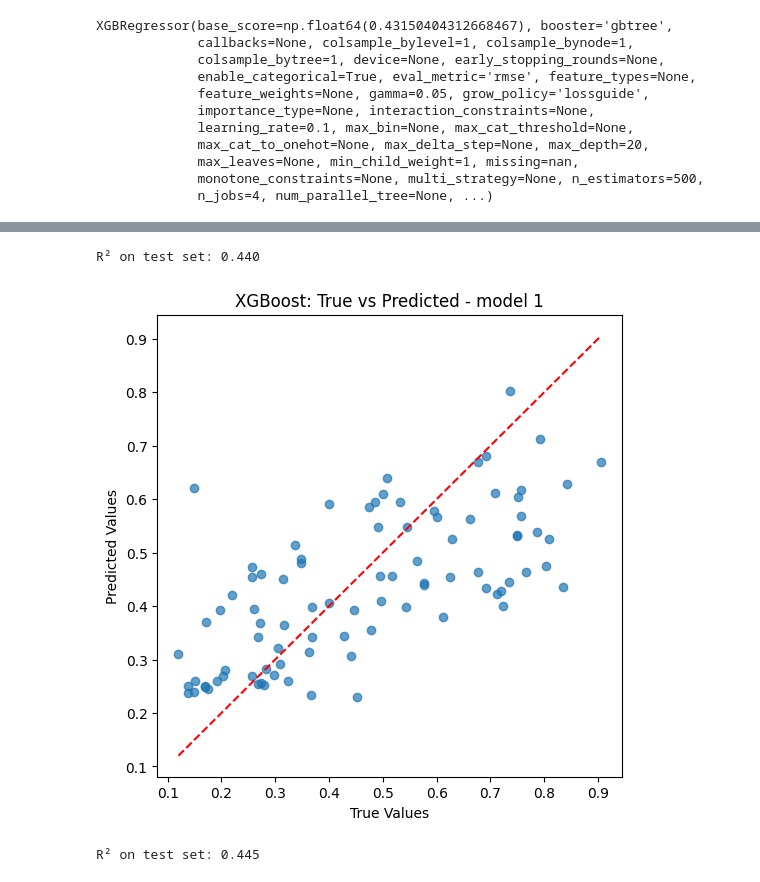
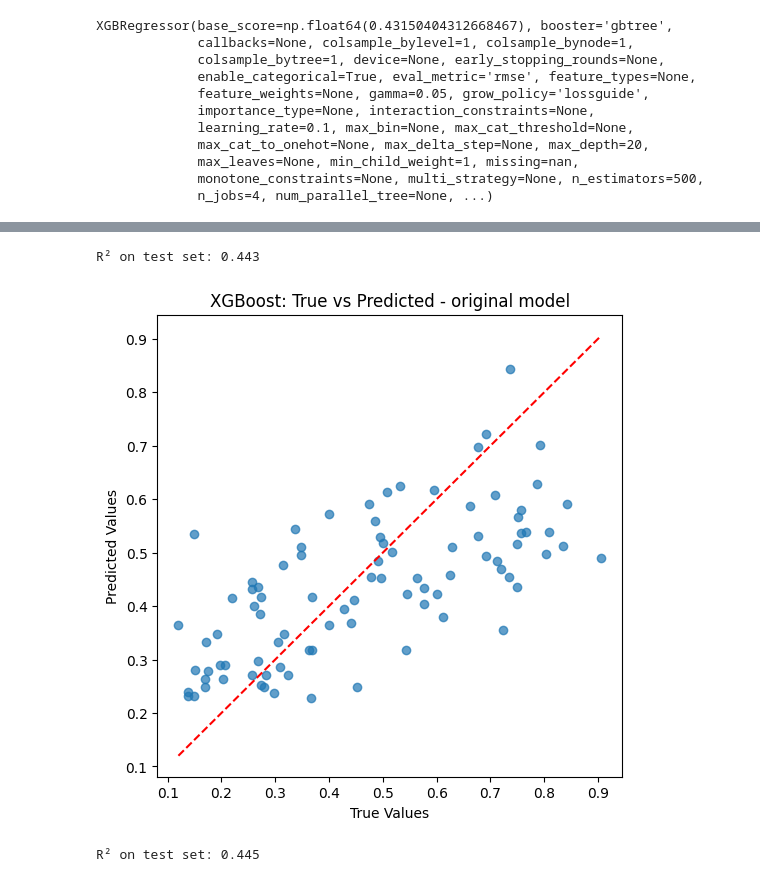
Before and after one commit to AICINEFOICSEV/esercizio, a Jupyter notebook: Lesson_5_Shap_xgboost_ISS.ipynb, the cells around one changed output, grey strips where cells are left out. Cells and saved outputs as stored; diff of their text form; code cells hidden in the pictures.

```diff
--- a/Lesson_5_Shap_xgboost_ISS.ipynb
+++ b/Lesson_5_Shap_xgboost_ISS.ipynb
@@ -348,23 +352,23 @@ xgb.to_graphviz(new_model, num_trees=400)
 [drawing not drawn]
 # %%
 # Make predictions on the test set
-predictions = model.predict(X_test)
+predictions = new_model.predict(X_test)
 
 # Compute R2 score
 r2 = r2_score(y_test, predictions)
 print(f"R² on test set: {r2:.3f}")
 
 # Scatter plot of true vs predicted
 plt.figure(figsize=(6,6))
 plt.scatter(y_test, predictions, alpha=0.7)
 plt.plot([y_test.min(), y_test.max()], [y_test.min(), y_test.max()], 'r--')
 plt.xlabel("True Values")
 plt.ylabel("Predicted Values")
-plt.title("XGBoost: True vs Predicted - model 1")
+plt.title("XGBoost: True vs Predicted - original model")
 plt.show()
 # %% [output]
-R² on test set: 0.440
+R² on test set: 0.443
-[figure, old version]
+[figure, new version]
 # %%
 # Make predictions on the test set
 predictions_new = new_model.predict(X_test)
```
Also changed, not shown: parts of 9 cells of this notebook.
